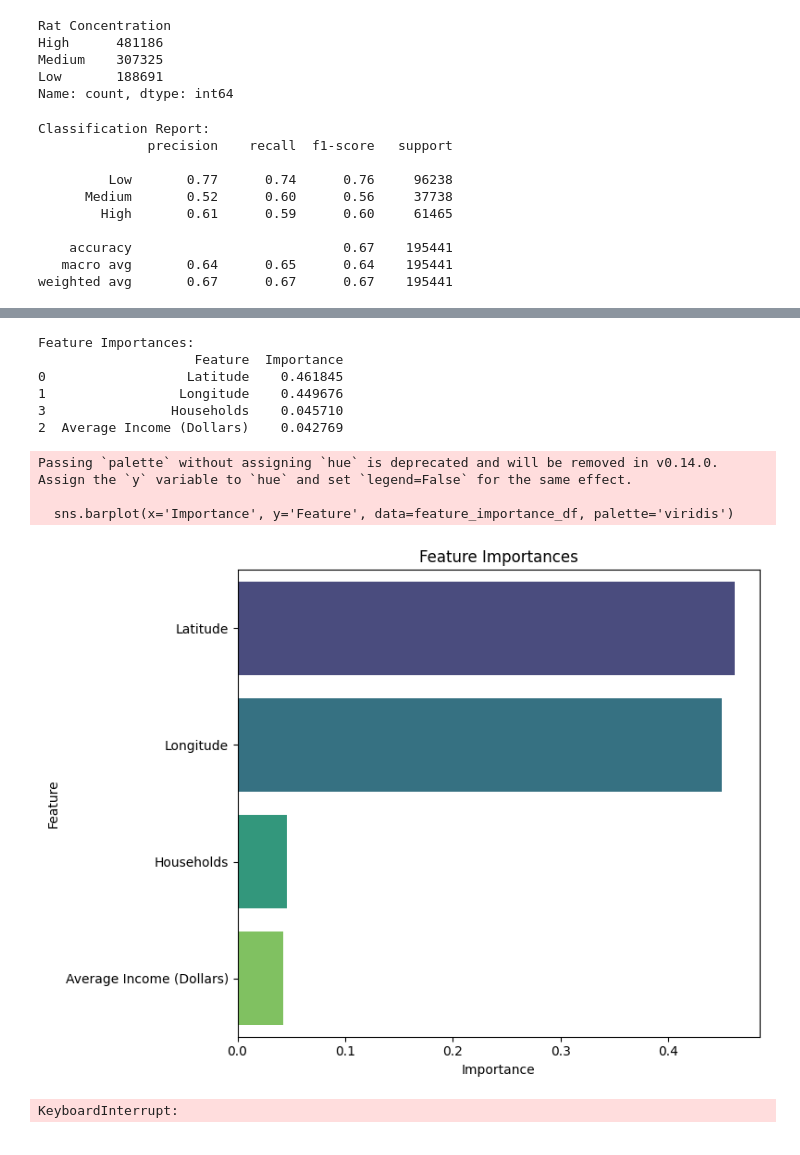
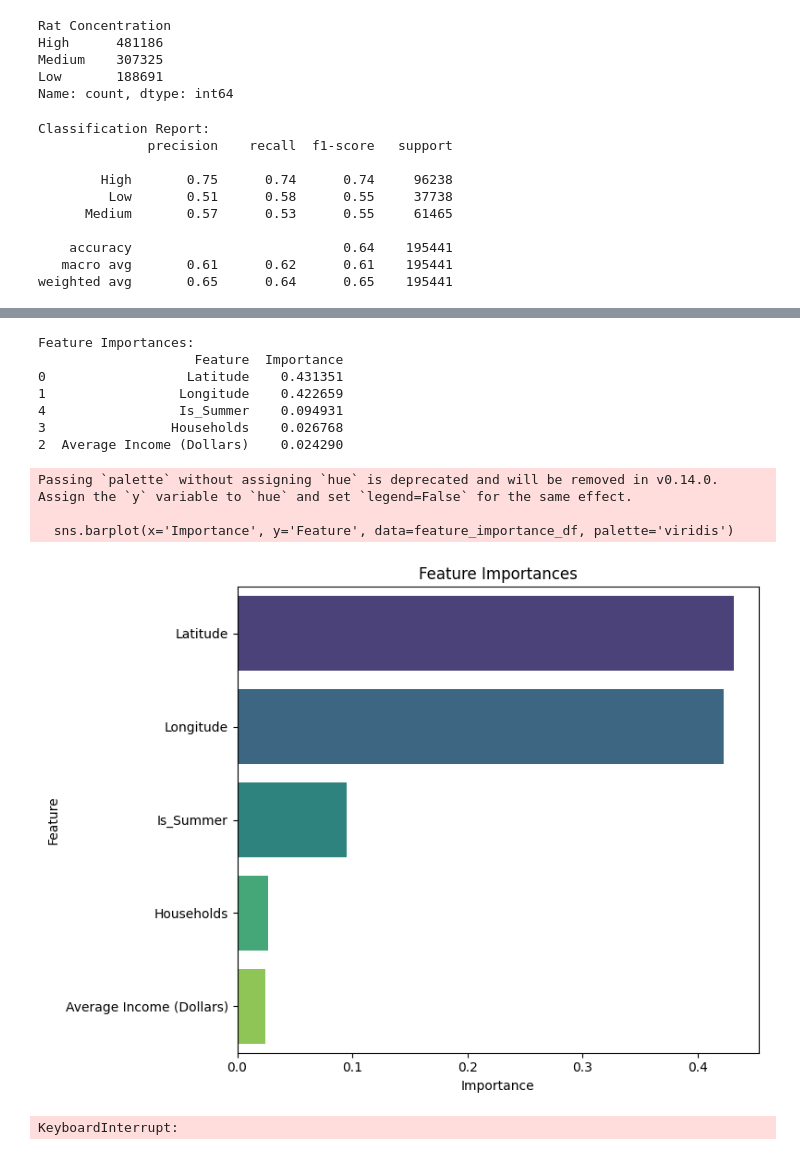
Before and after one commit to trishaa4144/cmsc320-final, a Jupyter notebook: ml_sob.ipynb, the cells around one changed output, grey strips where cells are left out. Drawn from its saved outputs; the diff is of its cells as text; code cells hidden in the pictures.

```diff
--- a/ml_sob.ipynb
+++ b/ml_sob.ipynb
@@ -260,0 +270,9 @@ Index(['ZIP', 'Households', 'Location Type', 'Community Board', 'Borough',
+# %%
+# Define summer months
+summer_months = [6, 7, 8]
+
+# Add a new column for summer (1 for summer, 0 for others)
+income_rat_df['Is_Summer'] = income_rat_df['Month'].apply(lambda x: 1 if x in summer_months else 0)
+
+# Check the updated DataFrame
+income_rat_df
@@ -284,7 +316,7 @@ import seaborn as sns
 # Function to train and evaluate a Random Forest model
 def train_random_forest_model(income_rat_df):
     # Select features and target variable
-    features = ['Latitude', 'Longitude', 'Average Income (Dollars)', 'Households']
+    features = ['Latitude', 'Longitude', 'Average Income (Dollars)', 'Households', 'Is_Summer']
     target = 'Rat Concentration'
     X = income_rat_df[features]
     y = income_rat_df[target]
@@ -353,10 +385,10 @@ random_forest_model = train_random_forest_model(income_rat_df)
 Classification Report:
               precision    recall  f1-score   support
 
-         Low       0.77      0.74      0.76     96238
-      Medium       0.52      0.60      0.56     37738
-        High       0.61      0.59      0.60     61465
+        High       0.75      0.74      0.74     96238
+         Low       0.51      0.58      0.55     37738
+      Medium       0.57      0.53      0.55     61465
 
-    accuracy                           0.67    195441
-   macro avg       0.64      0.65      0.64    195441
-weighted avg       0.67      0.67      0.67    195441
+    accuracy                           0.64    195441
+   macro avg       0.61      0.62      0.61    195441
+weighted avg       0.65      0.64      0.65    195441
@@ -364,13 +396,14 @@ weighted avg       0.67      0.67      0.67    195441
 Feature Importances:
                     Feature  Importance
-0                  Latitude    0.461845
-1                 Longitude    0.449676
-3                Households    0.045710
-2  Average Income (Dollars)    0.042769
+0                  Latitude    0.431351
+1                 Longitude    0.422659
+4                 Is_Summer    0.094931
+3                Households    0.026768
+2  Average Income (Dollars)    0.024290
 Passing `palette` without assigning `hue` is deprecated and will be removed in v0.14.0. Assign the `y` variable to `hue` and set `legend=False` for the same effect.
 
   sns.barplot(x='Importance', y='Feature', data=feature_importance_df, palette='viridis')
-[figure, old version]
+[figure, new version]
 # %%
 # from sklearn.neighbors import KNeighborsClassifier
 # from sklearn.ensemble import RandomForestClassifier
```
Also changed, not shown: parts of 3 cells of this notebook.
